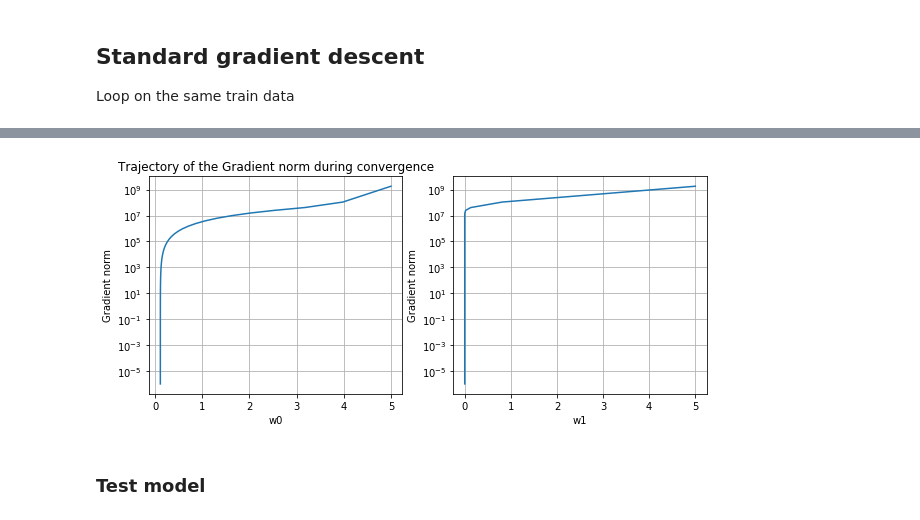
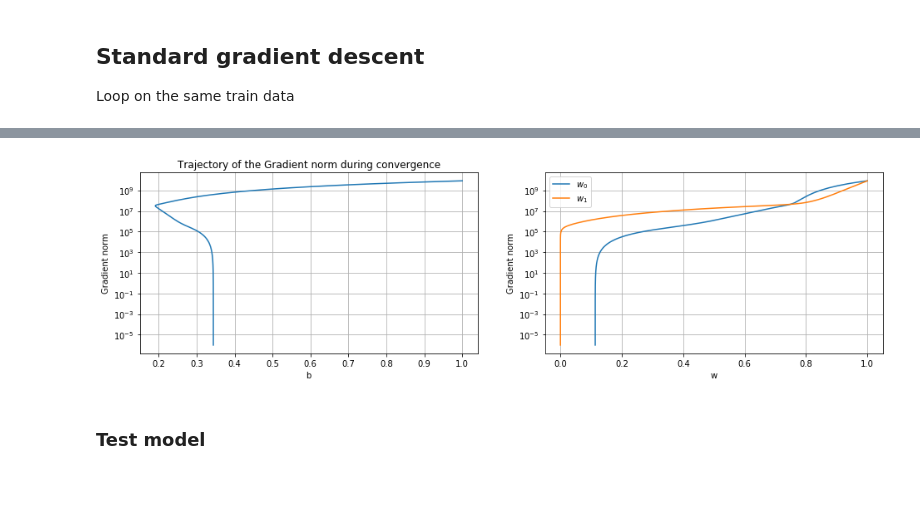
Before and after one commit to tonio73/data-science, a Jupyter notebook: linear/LinearRegressionBivariate.ipynb, the cells around one changed output, grey strips where cells are left out. Drawn from its saved outputs; the diff is of its cells as text; code cells hidden in the pictures; blank space fills up the shorter version.

```diff
--- a/linear/LinearRegressionBivariate.ipynb
+++ b/linear/LinearRegressionBivariate.ipynb
@@ -196,15 +230,9 @@ Gradient on $w$ for a linear regression is:
 \end{align}
 # %%
 # Gradient computation
-def calcGradient(x, y, w, debiasData = True):
-    if debiasData:
-        _x = x - np.mean(x, axis=0)
-        _y = y - np.mean(y)
-    else:
-        _x = x
-        _y = y
-    gradient = np.matmul(_x.T, np.matmul(_x, w) - _y)
-    return gradient
+def calcGradient(x, y, w):
+    gradient = np.matmul(x.T, np.matmul(x, w) - y)
+    return gradient, np.sum(gradient**2)
 
 # Plot helper to show target reference value
 def plotToRef(label, subNum, subRow, subCol, ref, values):
@@ -219,19 +247,19 @@ def plotToRef(label, subNum, subRow, subCol, ref, values):
 
 Loop on the same train data
 # %%
-w6 = np.array([5, 5])
+w6 = np.ones(3)
 threshold = 1e-6
-learningRate = 0.0001 # Quick
-gradient = calcGradient(xUnB, yUnB, w6, False)
-gradientNorm = np.sum(gradient**2) # bivariate
+learningRate = 1e-6
+gradient, gradientNorm = calcGradient(xTrainW1, yTrain, w6)
+
 print('w start =', w6, ', Gradient norm =', gradientNorm)
 w6Learn = [np.concatenate((w6, [gradientNorm]))]
+
 while gradientNorm > threshold:
     w6 = w6 - learningRate * gradient
-    gradient = calcGradient(xUnB, yUnB, w6, False)
-    gradientNorm = np.sum(gradient**2) # bivariate
-    # print('w =', w6, ', Gradient norm =', gradientNorm)
+    gradient, gradientNorm = calcGradient(xTrainW1, yTrain, w6)
     w6Learn.append(np.concatenate((w6, [gradientNorm])))
+
 print('w end =', w6, ', Gradient norm =', gradientNorm, ', num iteration =', len(w6Learn))
-df6 = pandas.DataFrame(w6Learn, columns = ('w0', 'w1', 'Gradient norm'))
+df6 = pandas.DataFrame(w6Learn, columns = ('b', 'w0', 'w1', 'Gradient norm'))
 # %% [output]
@@ -249,18 +284,20 @@ plt.legend();
 # %%
-fig = plt.figure(figsize=(10,4))
+fig = plt.figure(figsize=(16,4))
 plt.subplot(1,2,1)
-plt.semilogy(df6['w0'], df6['Gradient norm'])
-plt.xlabel('w0')
+plt.semilogy(df6['b'], df6['Gradient norm'])
+plt.xlabel('b')
 plt.ylabel('Gradient norm')
 plt.grid();
 plt.title('Trajectory of the Gradient norm during convergence')
 plt.subplot(1,2,2)
+plt.semilogy(df6['w0'], df6['Gradient norm'])
 plt.semilogy(df6['w1'], df6['Gradient norm'])
-plt.xlabel('w1')
+plt.grid();
+plt.xlabel('w')
 plt.ylabel('Gradient norm')
-plt.grid();
+plt.legend(("$w_0$", "$w_1$"));
 # %% [output]
-[figure, old version]
+[figure, new version]
 # %% [markdown]
 ### Test model
 # %%
```
Also changed, not shown: parts of 42 cells of this notebook, 8 other files.
